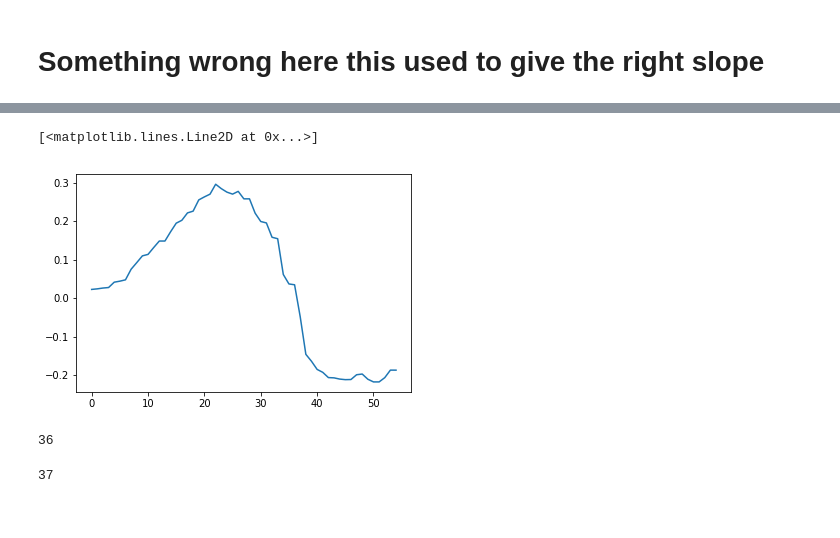
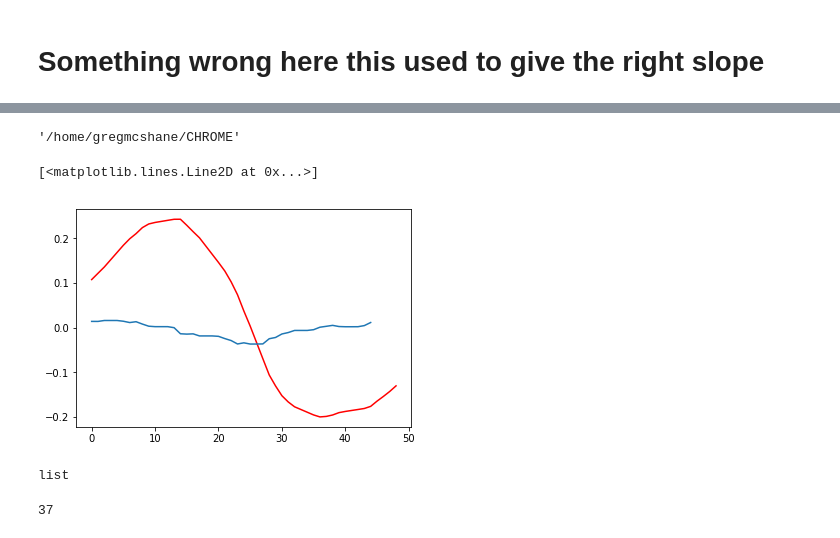
Before and after one commit to macbuse/COVID_stats, a Jupyter notebook: euromom.ipynb, the cells around one changed output, grey strips where cells are left out. Drawn from its saved outputs; the diff is of its cells as text; code cells hidden in the pictures.

```diff
--- a/euromom.ipynb
+++ b/euromom.ipynb
@@ -232,5 +329,11 @@ Netherlands 0.5485737887168616
 # %%
-tt = sum([ y for y in VV.values()])
+tt = sum([ y[:75] for y in VV.values()])
 
 plt.plot(tt/6)
+
+import json
+with open('euromomo_curve.json', 'w') as fp:
+    json.dump(list(tt), fp)
+
+tt[-1]
 # %% [output]
@@ -239,18 +342,24 @@ plt.plot(tt/6)
+# %%
+pwd
+# %% [output]
+'/home/gregmcshane/CHROME'
 # %%
 window = np.arange(0,2)
-mm = [stats.linregress(window, tt[window + k]).slope for k in range(0,55) ]
+xx = [stats.linregress(window, tt[window + k]).slope for k in range(0,55) ]
+xx = np.array(xx)
+xx = np.convolve(xx, np.ones((7,))/7, mode='valid')
+yy = [stats.linregress(window, xx[window + k]).slope for k in range(0,45) ]
 
-plt.plot(mm)
+
+plt.plot(xx,'r')
+plt.plot(yy)
 # %% [output]
 [<matplotlib.lines.Line2D at 0x...>]
-[figure, old version]
+[figure, new version]
-# %%
-def find_mean(Y):
-    m = sum(Y)/2
-    tt = np.cumsum(Y)
-    return len(tt[tt < m])
-# %% [output]
-36
+# %%
+type(xx)
+# %% [output]
+list
 # %%
 def find_mean(Y):
     m = sum(Y)/2
```
Also changed, not shown: parts of 18 cells of this notebook, 2 other files.
